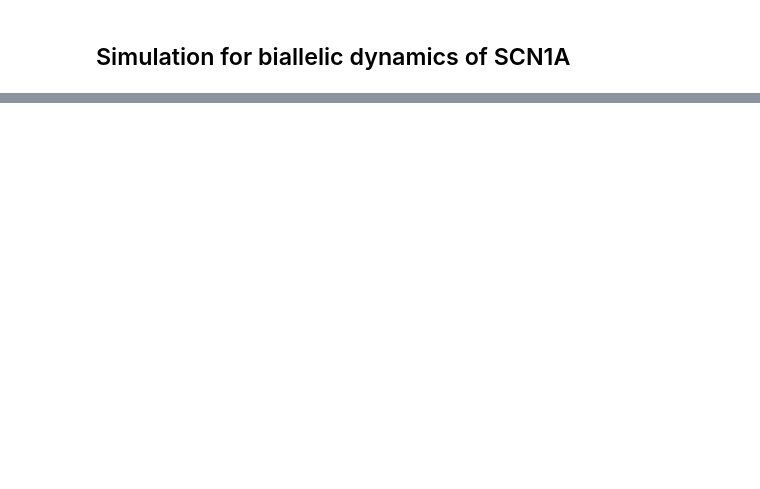
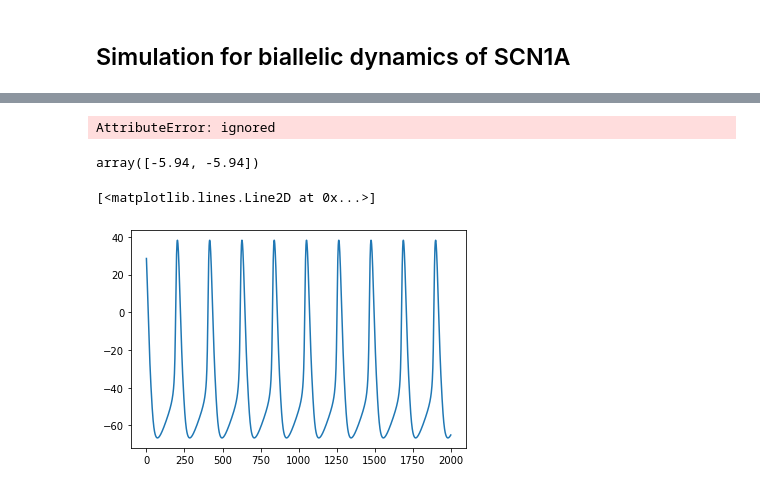
Before and after one commit to roschkoenig/SodMod, a Jupyter notebook: example_noteboks/SCN1A_Sims.ipynb, the cells around one changed output, grey strips where cells are left out. Cells and saved outputs as stored; diff of their text form; code cells hidden in the pictures; blank space fills up the shorter version.

```diff
--- a/example_noteboks/SCN1A_Sims.ipynb
+++ b/example_noteboks/SCN1A_Sims.ipynb
@@ -83,11 +35,14 @@ array([-70.,   0.,   0.,   0.,   0.,   0.,   0.,   0.,   0.,   0.,   0.])
-# %%
-# adapted from https://gist.github.com/...
-#    giuseppebonaccorso/60ce3eb3a829b94abf64ab2b7a56aaef
-
-# Solve ODE system
-#---------------------------------------------------------------------------
-np.random.seed(1000)
-Y0 = [-40,1.,0.,0.,0.]
-T  = np.linspace(0,100,10000)
-p  = pr.params('TI37')
-Vy = odeint(cl.IN, Y0, T, args=(p,))
+# %%
+# Manual definitions
+#===============================================================================
+# Simulations
+#-------------------------------------------------------------------------------
+V0         = -80
+steps      = 10
+ctyp       = 'IN'                        # Cell type to be used 'IN', 'PY', 'RE'
+conds      = ['WT37', 'AS37', 'TI37']    # Conditions to be modelled
+doparallel = False                      # Run simulations in parallel
+
+# Plotting
+#-------------------------------------------------------------------------------
+ptype     = 'phase'                     # 'time', 'phase', 'bifurcation'
@@ -93,0 +246,14 @@ Vy = odeint(cl.IN, Y0, T, args=(p,))
+# %%
+Vy.shape
+# %% [output]
+AttributeError: ignored
+# %%
+I    = np.multiply([1,1],np.log(I_scl[1]))
+I
+# %% [output]
+array([-5.94, -5.94])
+# %%
+plt.plot(Vy[50][cond][4000:6000,0])
+# %% [output]
+[<matplotlib.lines.Line2D at 0x...>]
+[figure, added]
```
Also changed, not shown: parts of 8 cells of this notebook, 3 other files.
